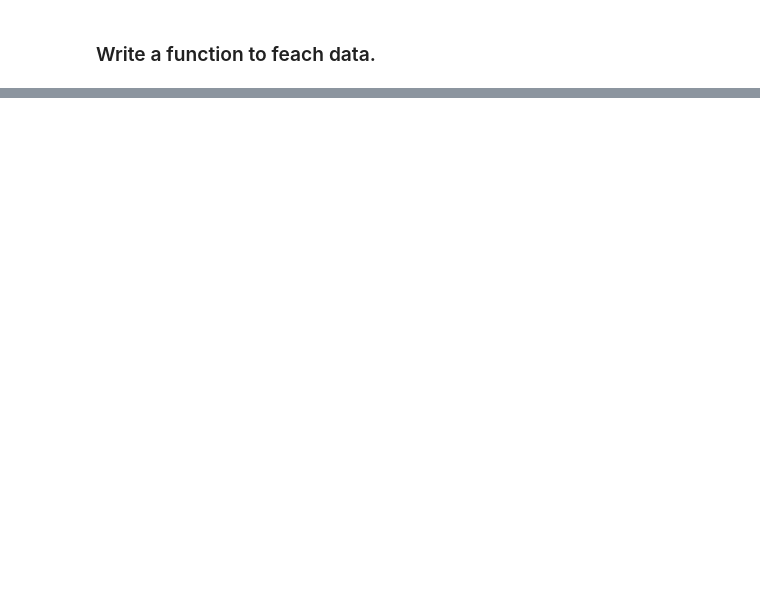
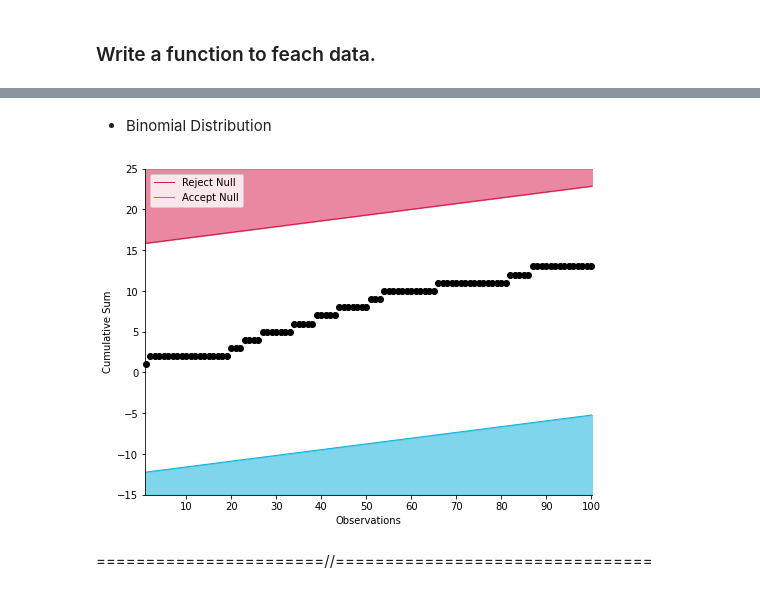
Before and after one commit to gshanko125298/SmartAd_A-B_Testing_user_analysis, a Jupyter notebook: notebooks/sequential_testing.ipynb, the cells around one changed output, grey strips where cells are left out. Saved outputs shown, nothing was run; the diff lists cells and outputs as text; code cells hidden in the pictures; blank space fills up the shorter version.

```diff
--- a/notebooks/sequential_testing.ipynb
+++ b/notebooks/sequential_testing.ipynb
@@ -322,0 +175,13 @@ def ConditionalSPRT(self,x,y,t1,alpha=0.05,beta=0.10,stop=None):
+# %%
+# Null value
+h0 = control_yes_count/control_count
+# Alternative value
+h1 = exposed_yes_count/exposed_count
+# Type I error
+alpha = 0.05
+# Type II
+beta = 0.10
+odd_ratio = 1.01
+# Values
+values = np.random.binomial(1, h1, 100)
+test = sprt.SPRTBinomial(h0 = h0, h1 = h1, alpha = alpha, beta = beta, values = values)
@@ -322,0 +203,8 @@ def ConditionalSPRT(self,x,y,t1,alpha=0.05,beta=0.10,stop=None):
+# %% [markdown]
+- Binomial Distribution
+# %%
+test.plot()
+# %% [output]
+[figure, added]
+# %% [markdown]
+=======================//================================
```
Also changed, not shown: parts of 33 cells of this notebook.
